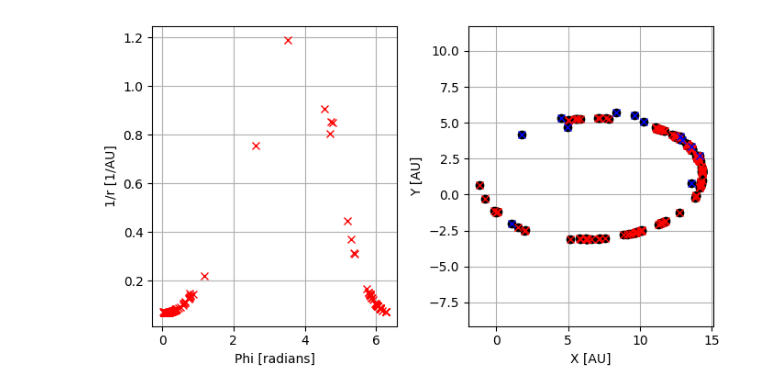
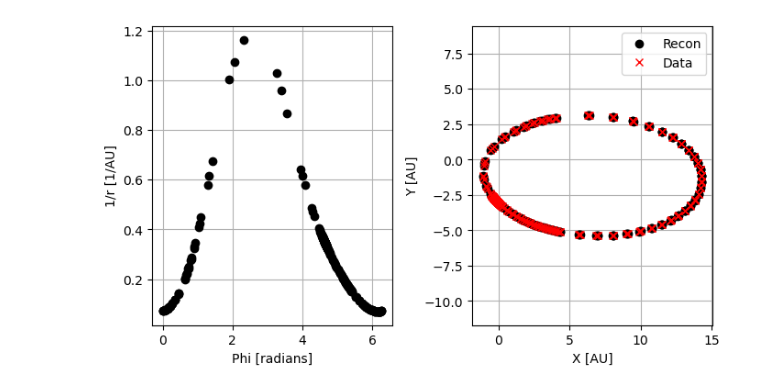
Before and after one commit to frdennis/GINN, a Jupyter notebook: test_PINN.ipynb, the cells around one changed output. Cells and saved outputs as stored; diff of their text form; code cells hidden in the pictures.

```diff
--- a/test_PINN.ipynb
+++ b/test_PINN.ipynb
@@ -86,65 +122,43 @@ plt.plot(x,y,'rx')
 # %%
 micro_arcsec_to_au = torch.pi / (3600*180) * 8 * 1000 * 206265 * 1e-2 # to units 1e-2 AU
 
-y1 = data1.iloc[:,1].values * micro_arcsec_to_au
-x1 = data1.iloc[:,3].values * micro_arcsec_to_au
+data = pd.read_csv("data/simulated_data.csv")
+y = torch.tensor(data.iloc[:,1], dtype=torch.float32) * micro_arcsec_to_au
+x = torch.tensor(data.iloc[:,2], dtype=torch.float32) * micro_arcsec_to_au
 
-y2 = data2.iloc[:,1].values * micro_arcsec_to_au
-x2 = data2.iloc[:,3].values * micro_arcsec_to_au
+#phi = np.arctan(y/x).unsqueeze(1)
+u = (1/np.sqrt(x**2 + y**2))
 
 
-# X values
-phi1 = np.arctan(y1/x1)
-phi2 = np.arctan(y2/x2)
-phi = torch.cat((torch.tensor(phi1, dtype=torch.float32), torch.tensor(phi2, dtype=torch.float32))).unsqueeze(1)
-
-#phi_aug = phi + (torch.randint(low=0,high=3,size=phi.shape) - 1) * torch.pi
+phi = np.arccos(x*u)
+phi = torch.where(y<0., -phi, phi).float()
+phi = torch.where(phi<0, phi+2*torch.pi, phi)
+phi = torch.where(phi>2.2*torch.pi, phi-2*torch.pi, phi)
 
 
-# Y values
-u1 = 1/np.sqrt(x1**2 + y1**2)
-u2 = 1/np.sqrt(x2**2 + y2**2)
-
-u = torch.cat((torch.tensor(u1, dtype=torch.float32), torch.tensor(u2, dtype=torch.float32))).unsqueeze(1)
-
-cat_data = True
-if cat_data:
-    x_ = torch.cat((torch.tensor(x1), torch.tensor(x2))).unsqueeze(1)
-    y_ = torch.cat((torch.tensor(y1), torch.tensor(y2))).unsqueeze(1)
-else:
-    x_ = torch.tensor(x1).unsqueeze(1)
-    y_ = torch.tensor(y1).unsqueeze(1)
-
-phi = np.arccos(x_*u)
-phi = torch.where(y_<0., -phi, phi).float()
-phi = torch.where(phi<0, phi+2*torch.pi, phi)
-
-
+u = u.unsqueeze(1)
+phi = phi.unsqueeze(1)
 
 fig, ax = plt.subplots(figsize=(7,4), ncols=2)
 #ax.set_xscale("log")
 
-ax[0].plot(phi, u, 'rx')
+ax[0].plot(phi, u, 'ko')
 ax[0].set_ylabel("1/r [1/AU]")
 ax[0].set_xlabel("Phi [radians]")
 
-
-
-ax[1].plot(np.cos(phi[:,0])/u[:,0], np.sin(phi[:,0])/u[:,0], 'ko')
-ax[1].plot(x1, y1, 'rx')
-ax[1].plot(x2, y2, 'bx')
+ax[1].plot(np.cos(phi[:,0])/u[:,0], np.sin(phi[:,0])/u[:,0], 'ko', label="Recon")
+ax[1].plot(x, y, 'rx', label="Data")
 ax[1].set_ylabel("Y [AU]")
 ax[1].set_xlabel("X [AU]")
+ax[1].legend()
 
 ax[1].axis('equal')
 
 [axi.grid() for axi in ax]
 
 plt.tight_layout()
-
-#ax[1].set_ylim(-50,50); ax[1].set_xlim(-140, -60)
 # %% [output]
-[figure, old version]
+[figure, new version]
 # %%
 # Initialize model
 lr = 1e-3
```
Also changed, not shown: parts of 13 cells of this notebook, 13 other files.
